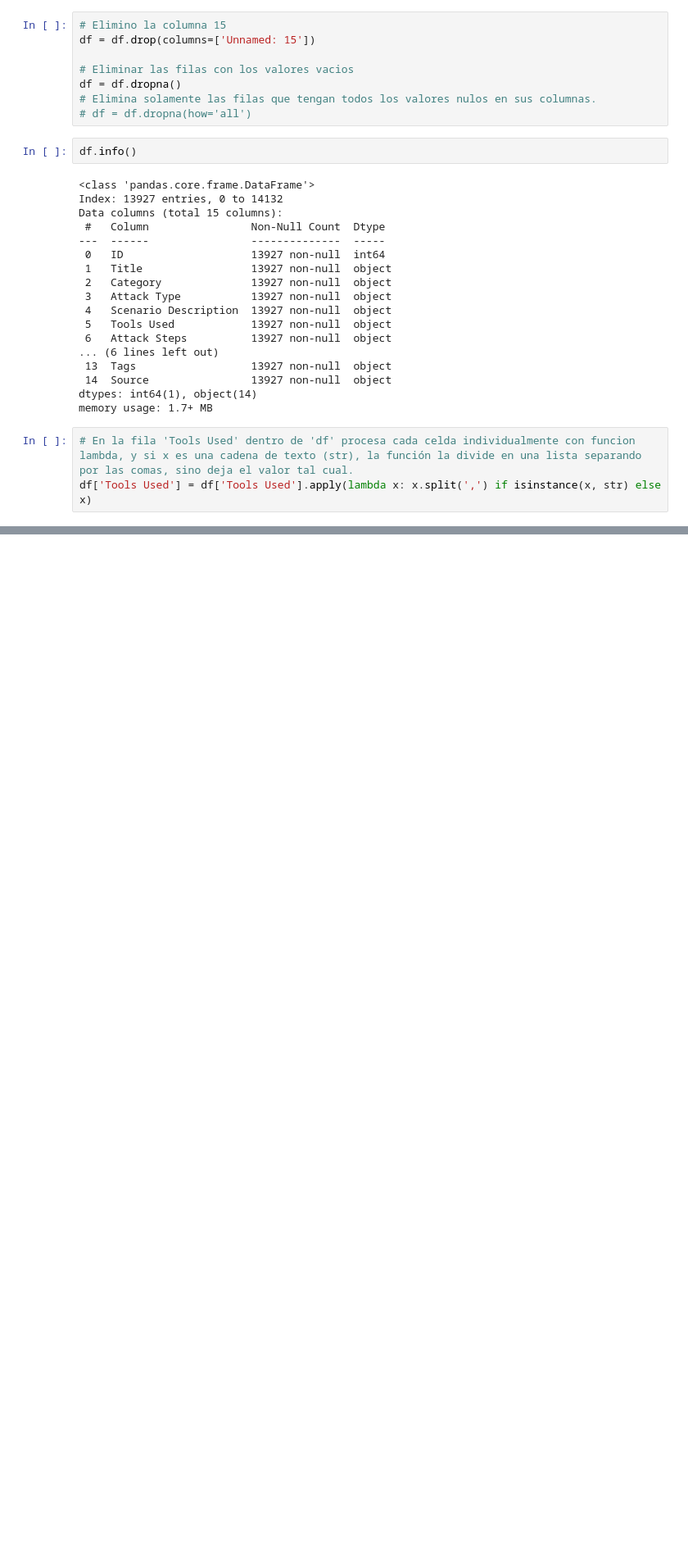
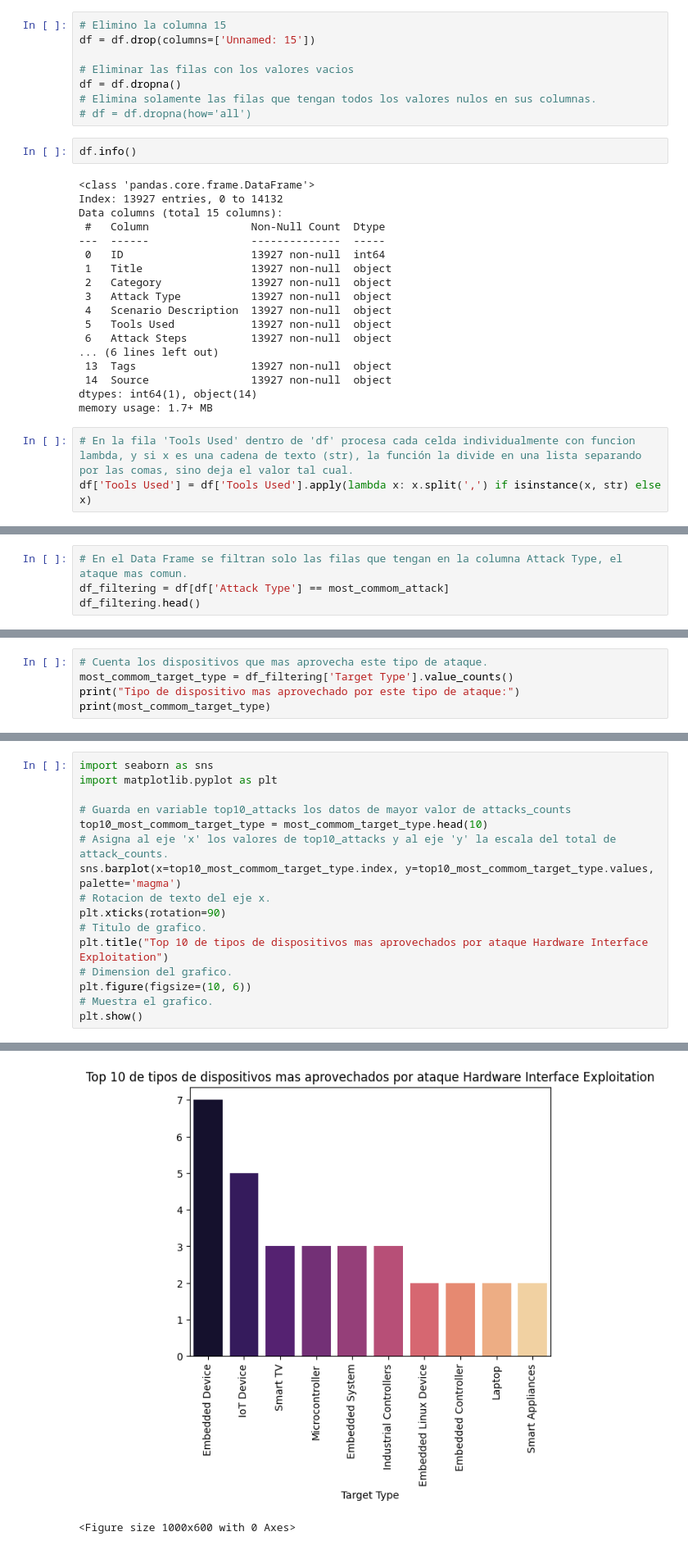
Before and after one commit to manoale97/Practica3Grupo10TratamientoDatos, a Jupyter notebook: practica3.ipynb, the cells around one changed output, grey strips where cells are left out. Shown at 82% size. Drawn from its saved outputs; the diff is of its cells as text; blank space fills up the shorter version.

```diff
--- a/practica3.ipynb
+++ b/practica3.ipynb
@@ -238,0 +207,4 @@ import matplotlib.pyplot as plt
+# %%
+# En el Data Frame se filtran solo las filas que tengan en la columna Attack Type, el ataque mas comun.
+df_filtering = df[df['Attack Type'] == most_commom_attack]
+df_filtering.head()
@@ -238,0 +218,5 @@ import matplotlib.pyplot as plt
+# %%
+# Cuenta los dispositivos que mas aprovecha este tipo de ataque.
+most_commom_target_type = df_filtering['Target Type'].value_counts()
+print("Tipo de dispositivo mas aprovechado por este tipo de ataque:")
+print(most_commom_target_type)
@@ -238,0 +238,17 @@ import matplotlib.pyplot as plt
+# %%
+import seaborn as sns
+import matplotlib.pyplot as plt
+
+# Guarda en variable top10_attacks los datos de mayor valor de attacks_counts
+top10_most_commom_target_type = most_commom_target_type.head(10)
+# Asigna al eje 'x' los valores de top10_attacks y al eje 'y' la escala del total de attack_counts.
+sns.barplot(x=top10_most_commom_target_type.index, y=top10_most_commom_target_type.values, palette='magma')
+# Rotacion de texto del eje x.
+plt.xticks(rotation=90)
+# Titulo de grafico.
+plt.title("Top 10 de tipos de dispositivos mas aprovechados por ataque Hardware Interface Exploitation")
+# Dimension del grafico.
+plt.figure(figsize=(10, 6))
+# Muestra el grafico.
+plt.show()
+# %% [output]
@@ -238,0 +258,2 @@ import matplotlib.pyplot as plt
+[figure, added]
+<Figure size 1000x600 with 0 Axes>
```
Also changed, not shown: parts of 12 cells of this notebook.
